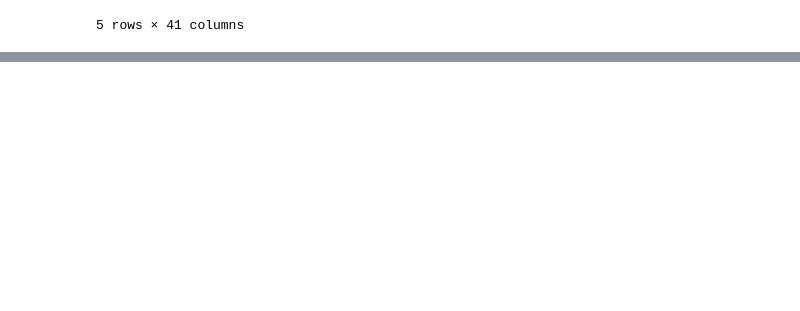
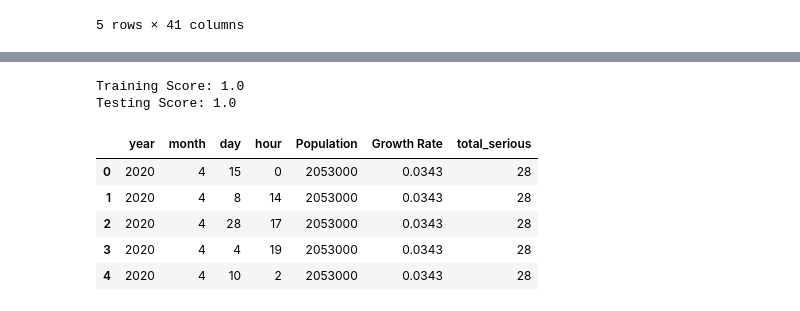
Before and after one commit to jcaraway-na/final_project_VEJ_S, a Jupyter notebook: python_ml_environment/ml_attempt_three.ipynb, the cells around one changed output, grey strips where cells are left out. Cells and saved outputs as stored; diff of their text form; code cells hidden in the pictures; blank space fills up the shorter version.

```diff
--- a/python_ml_environment/ml_attempt_three.ipynb
+++ b/python_ml_environment/ml_attempt_three.ipynb
@@ -63,0 +78,29 @@ plot_df.plot()
+# %%
+# Split into X and Y
+X = precovid_df.drop(columns=['total_serious'])
+y = precovid_df['total_serious']
+
+# Split into testing and training data
+X_train, X_test, y_train, y_test = train_test_split(X, y)
+
+# Create Linear Regression model
+clf = RandomForestClassifier(n_estimators=500).fit(X_train, y_train)
+print(f'Training Score: {clf.score(X_train, y_train)}')
+print(f'Testing Score: {clf.score(X_test, y_test)}')
+# %% [output]
+Training Score: 1.0
+Testing Score: 1.0
+# %%
+# Get postcovid data
+covid_df = merged_df.loc[(merged_df['year'] == 2020) & (merged_df['month'] > 3) & (merged_df['month'] < 10)]
+covid_df = covid_df.merge(plot_df, left_on="year_month", right_on="year_month", how="left")
+covid_df = covid_df.rename(columns={"serious_fl_y": "total_serious"})
+covid_df = covid_df[['year', 'month', 'day', 'hour', 'Population', 'Growth Rate', 'total_serious']]
+covid_df.head()
+# %% [output]
+|  | year | month | day | hour | Population | Growth Rate | total_serious |
+| 0 | 2020 | 4 | 15 | 0 | 2053000 | 0.0343 | 28 |
+| 1 | 2020 | 4 | 8 | 14 | 2053000 | 0.0343 | 28 |
+| 2 | 2020 | 4 | 28 | 17 | 2053000 | 0.0343 | 28 |
+| 3 | 2020 | 4 | 4 | 19 | 2053000 | 0.0343 | 28 |
+| 4 | 2020 | 4 | 10 | 2 | 2053000 | 0.0343 | 28 |
```
Also changed, not shown: parts of 7 cells of this notebook.
